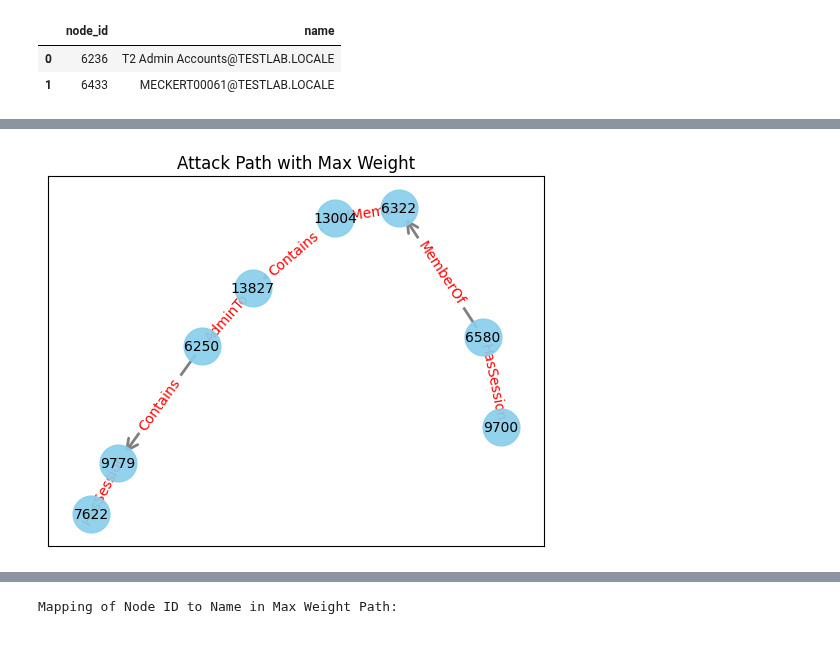
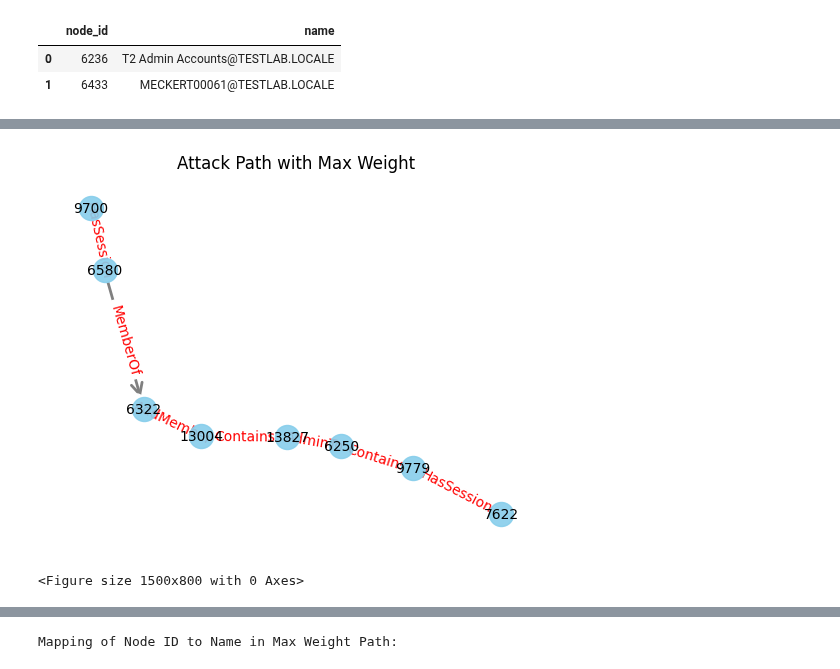
Before and after one commit to markajbell/BH, a Jupyter notebook: activedirectory.ipynb, the cells around one changed output, grey strips where cells are left out. Drawn from its saved outputs; the diff is of its cells as text; code cells hidden in the pictures.

```diff
--- a/activedirectory.ipynb
+++ b/activedirectory.ipynb
@@ -819,34 +800,37 @@ for node_id in path_ids_max:
 for i in range(len(path_ids_max) - 1):
     start_node = path_ids_max[i]
     end_node = path_ids_max[i+1]
     # Find the edge label and weight from the original edges DataFrame
     edge_info = edges[(edges['start'] == start_node) & (edges['end'] == end_node)].iloc[0]
     viz_G.add_edge(start_node, end_node, label=edge_info['label'], weight=edge_info['weight'])
 
 # Define a layout for the graph
-pos = nx.spring_layout(viz_G, seed=1) # You can choose different layouts
+pos = nx.spring_layout(viz_G, seed=43) # You can choose different layouts
 
 # Draw the nodes
-nx.draw_networkx_nodes(viz_G, pos, node_size=700, node_color='skyblue', alpha=0.9)
+nx.draw_networkx_nodes(viz_G, pos, node_size=300, node_color='skyblue', alpha=0.9)
 
 # Draw the edges
 nx.draw_networkx_edges(viz_G, pos, edgelist=viz_G.edges(), arrowstyle='->', arrowsize=20, edge_color='gray', width=2)
 
 # Draw node labels (using node IDs)
 node_labels = {node: node for node in viz_G.nodes()}
 nx.draw_networkx_labels(viz_G, pos, labels=node_labels, font_size=10, font_color='black')
 
 # Draw edge labels (using edge labels from the original data)
 edge_labels = nx.get_edge_attributes(viz_G, 'label')
+#nx.draw(attack_path_graph, pos, with_labels=True, labels=node_labels, node_size=3000, node_color='skyblue', font_size=10, font_weight='bold', arrows=True)
 nx.draw_networkx_edge_labels(viz_G, pos, edge_labels=edge_labels, font_color='red')
 
 # Add a title to the plot
 plt.title("Attack Path with Max Weight")
 
 # Turn off the axis
-plt.axis('on')
+plt.axis('off')
 
 # Display the plot
+plt.figure(figsize=(15, 8))
 plt.show()
 # %% [output]
-[figure, old version]
+[figure, new version]
+<Figure size 1500x800 with 0 Axes>
```
Also changed, not shown: parts of 16 cells of this notebook.
